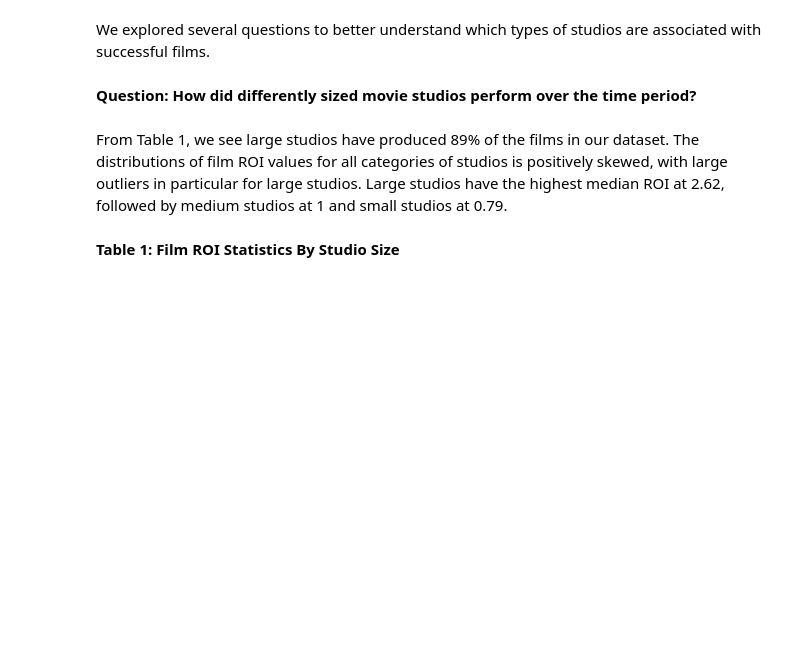
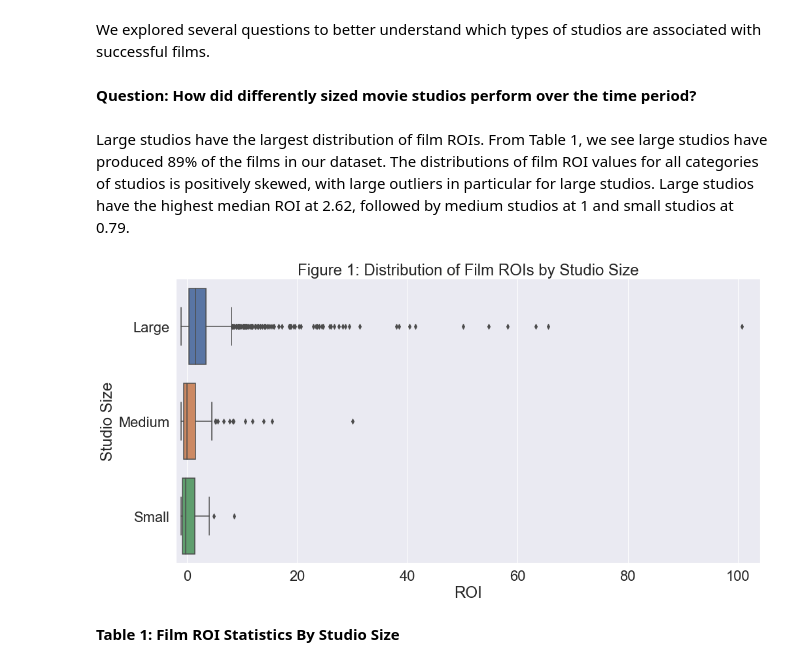
Before and after one commit to StevenDye/FIS-Mod1-Project, a Jupyter notebook: project/Technical.ipynb, the cells around one changed output. Drawn from its saved outputs; the diff is of its cells as text; code cells hidden in the pictures; blank space fills up the shorter version.

```diff
--- a/project/Technical.ipynb
+++ b/project/Technical.ipynb
@@ -365,7 +365,17 @@ final_df['production_budget_y'].astype('int64').head()
 # %% [markdown]
 **Question: How did differently sized movie studios perform over the time period?**
 # %% [markdown]
-From Table 1, we see large studios have produced 89% of the films in our dataset. The distributions of film ROI values for all categories of studios is positively skewed, with large outliers in particular for large studios. Large studios have the highest median ROI at 2.62, followed by medium studios at 1 and small studios at 0.79.
+Large studios have the largest distribution of film ROIs. From Table 1, we see large studios have produced 89% of the films in our dataset. The distributions of film ROI values for all categories of studios is positively skewed, with large outliers in particular for large studios. Large studios have the highest median ROI at 2.62, followed by medium studios at 1 and small studios at 0.79.
+# %%
+sns.set(font_scale=2)
+plt.figure(figsize=(16, 8))
+sns.boxplot(y=final_df['studio_size'], x=final_df['roi'])
+plt.xlim(-2, 104)
+plt.xlabel('ROI')
+plt.ylabel('Studio Size')
+plt.title('Figure 1: Distribution of Film ROIs by Studio Size');
+# %% [output]
+[figure, added]
 # %% [markdown]
 **Table 1: Film ROI Statistics By Studio Size**
 # %%
```
Also changed, not shown: parts of 21 cells of this notebook, 1 other file.
